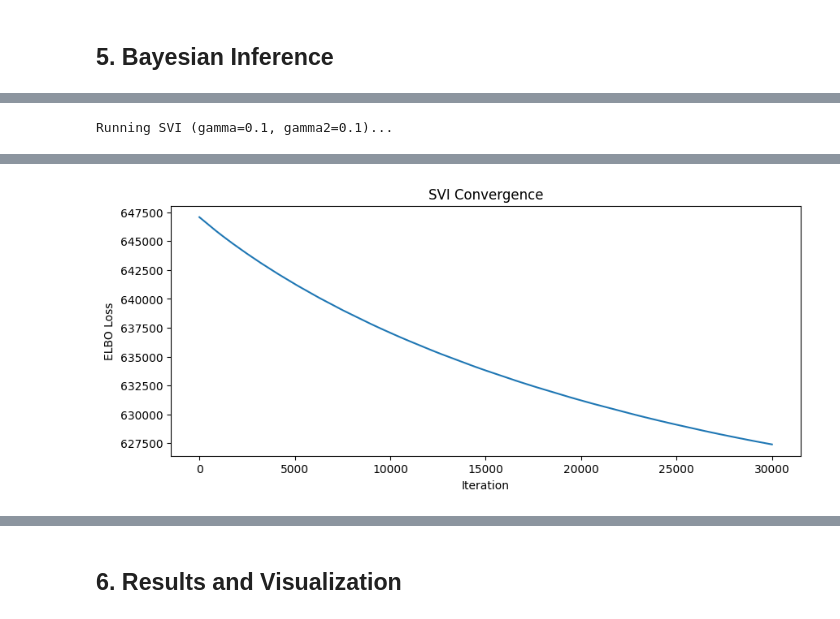
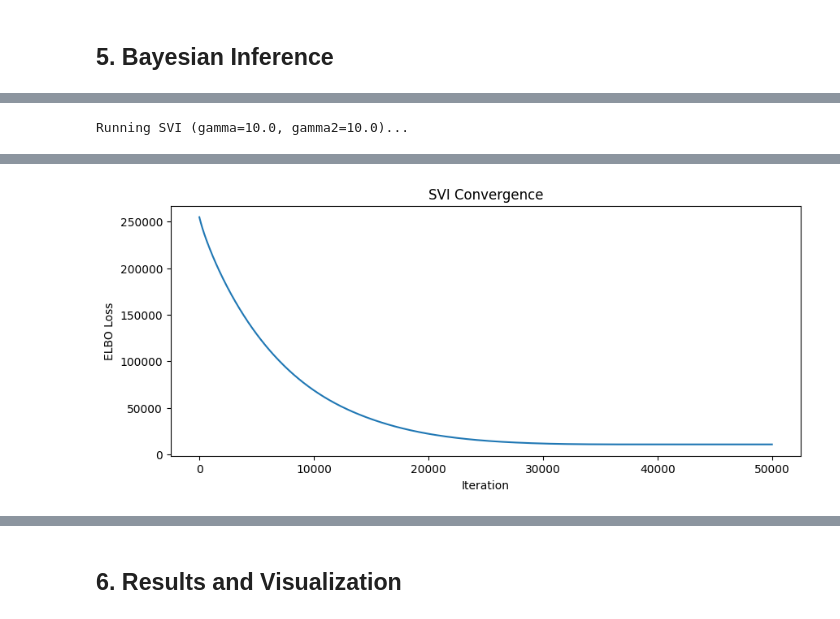
Before and after one commit to Anthony50102/probabilistic_rom_inference, a Jupyter notebook: experiments/euler/02_full_bayesian.ipynb, the cells around one changed output, grey strips where cells are left out. Drawn from its saved outputs; the diff is of its cells as text; code cells hidden in the pictures.

```diff
--- a/experiments/euler/02_full_bayesian.ipynb
+++ b/experiments/euler/02_full_bayesian.ipynb
@@ -46,21 +51,29 @@ WARNING:2026-02-05 11:20:33,190:jax._src.xla_bridge:864: An NVIDIA GPU may be pr
 # %%
 # === EXPERIMENT CONFIGURATION ===
 OPERATORS = "cAH"         # OpInf operator structure (no inputs)
-NUM_MODES = 5             # POD modes to retain
+NUM_MODES = 6             # POD modes to retain
 
 # Data generation settings
 TRAINING_SPAN = (0, 0.08)  # Subset of time domain for training
-NUM_SAMPLES = 55           # Number of training samples
-NOISE_LEVEL = 0.05        # Noise level for training data
+NUM_SAMPLES = 250           # Number of training samples
+NOISE_LEVEL = 0.03        # Noise level for training data
+
+# Data scaling
+USE_SCALED_DATA = False    # Standardize POD coefficients for GP fitting
 
 # Inference settings
 RUN_SVI = True
-RUN_MCMC = True           # More expensive, optional
-USE_SVI_FOR_MCMC_INIT = True  # Initialize MCMC from SVI result (requires RUN_SVI=True)
+RUN_MCMC = False           # More expensive, optional
+USE_SVI_FOR_MCMC_INIT = False  # Initialize MCMC from SVI result (requires RUN_SVI=True)
+GUIDE = numpyro.infer.autoguide.AutoDelta  # Guide for SVI; ignored if not using SVI
+
+# GP densification: number of points at which to evaluate ODE constraints
+# Set to None to use the original training times (no densification)
+NUM_EVAL_POINTS = 400
 
 # Hyperparameters
-GAMMA = 0.1      # Operator prior variance
-GAMMA2 = 0.1     # ODE constraint stiffness
+GAMMA = 1e1     # Operator prior variance
+GAMMA2 = 1e1     # ODE constraint stiffness
 # %% [markdown]
 ## 2. Generate Training Data
 # %%
@@ -98,0 +131,11 @@ Training time span: [0.0000, 0.0800]
+# %%
+# Optionally scale data for GP fitting
+if USE_SCALED_DATA:
+    data_scaler = DataScaler(num_modes=NUM_MODES)
+    data_scaler.fit(snapshots_comp_sampled)
+    training_data = data_scaler.transform(snapshots_comp_sampled)
+    print(f"Scaling enabled: {data_scaler}")
+else:
+    data_scaler = None
+    training_data = snapshots_comp_sampled
+    print("Scaling disabled: using raw POD coefficients")
@@ -135,10 +196,10 @@ Prior operator shape: (5, 21)
 # %% [markdown]
 ## 4. Fit GP Hyperparameters
 # %%
-# Fit GP for each mode via MLE
+# Fit GP for each mode via MLE (on scaled data if enabled)
 Ls, Vs, Ns, gp_models = fit_gp_hyperparameters_mle(
     time_domain=time_sampled,
-    snapshots=snapshots_comp_sampled,
+    snapshots=training_data,
     verbose=True
 )
 # %% [output]
@@ -194,16 +268,16 @@ def bayesian_opinf_model(time, gamma=1e-1, gamma2=1e2, normalization=1e-6):
 # %%
 # Run SVI
 if RUN_SVI:
-    time_eval = time_sampled  # Evaluate at training times
     svi_result = run_svi(
         model=bayesian_opinf_model,
         rng_key=rng_key,
         time_eval=time_eval,
         gamma=GAMMA,
         gamma2=GAMMA2,
-        num_steps=30000,
-        learning_rate=1e-4,
-        verbose=True
+        num_steps=50000,
+        learning_rate=1e-2,
+        verbose=True,
+        guide=GUIDE
     )
     samples = svi_result.samples
 
@@ -227,4 +301,4 @@ if RUN_SVI:
     plt.title('SVI Convergence')
     plt.show()
 # %% [output]
-Running SVI (gamma=0.1, gamma2=0.1)...
+Running SVI (gamma=10.0, gamma2=10.0)...
@@ -233,4 +308,4 @@ Warning: Could not extract O from SVI samples
-[figure, old version]
+[figure, new version]
 # %%
 # Run MCMC (optional, more expensive)
 if RUN_MCMC:
```
Also changed, not shown: parts of 23 cells of this notebook, 14 other files.
